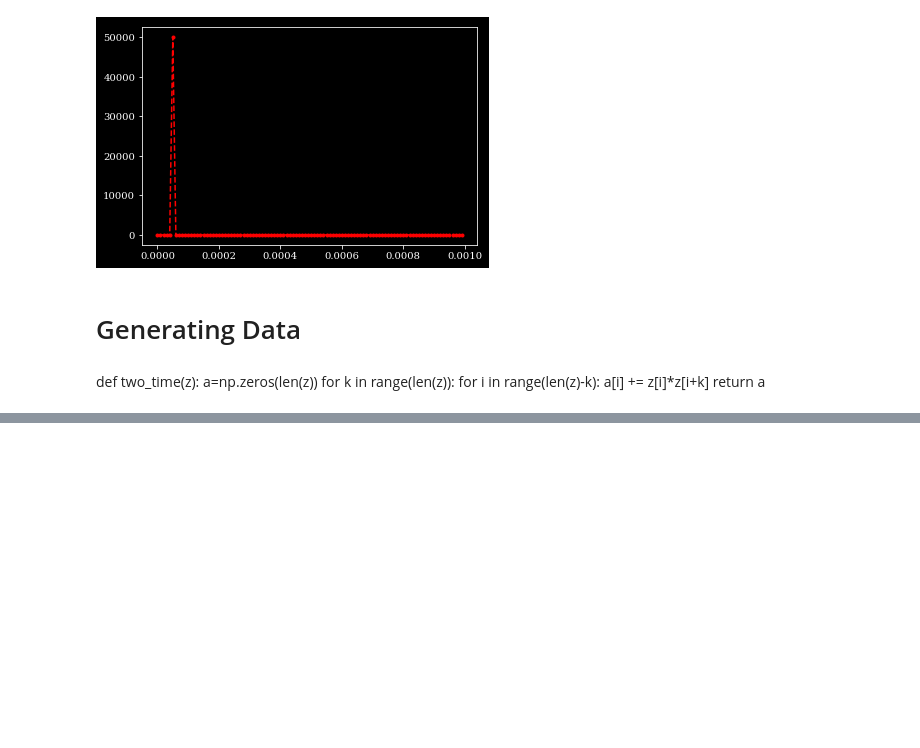
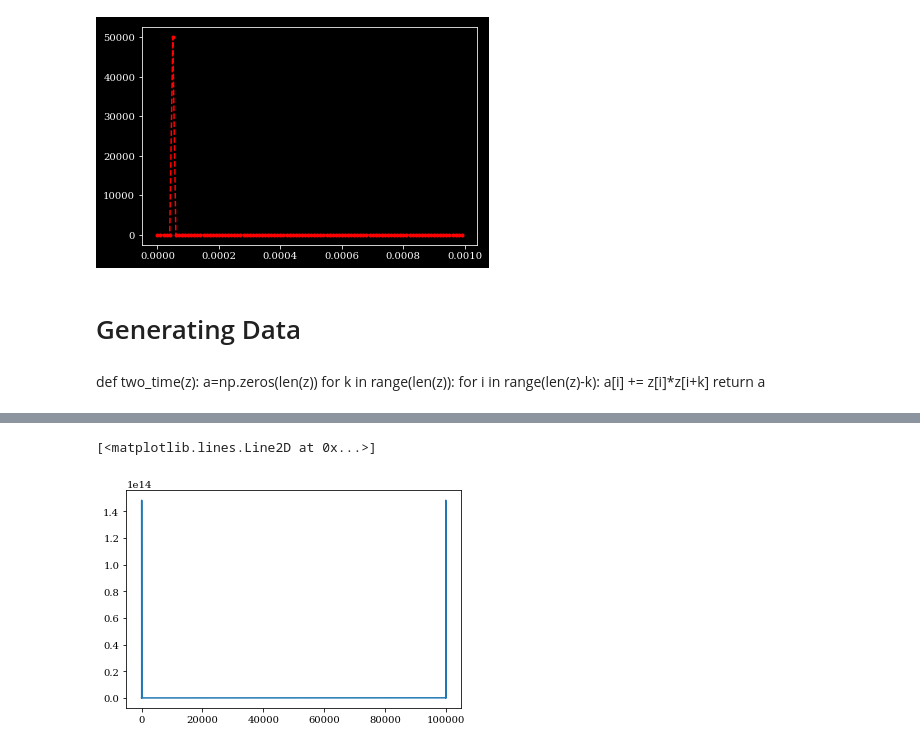
Before and after one commit to vinjanampathy/PH413, a Jupyter notebook: 8. Data Handling, Fourier Tranform etc..ipynb, the cells around one changed output, grey strips where cells are left out. Cells and saved outputs as stored; diff of their text form; code cells hidden in the pictures; blank space fills up the shorter version.

```diff
--- a/8. Data Handling, Fourier Tranform etc..ipynb
+++ b/8. Data Handling, Fourier Tranform etc..ipynb
@@ -154,4 +165,7 @@ s=two_time(z[:, 0],len(z[:,0]))
 # %%
-f=np.fft.fft(s)
+f=np.fft.fft(z[:,0])
 # %%
-plt.plot(np.abs(f[0:10]))
+plt.plot(np.abs(f[:])**2)
+# %% [output]
+[<matplotlib.lines.Line2D at 0x...>]
+[figure, added]
```
Also changed, not shown: parts of 7 cells of this notebook, 3 other files.
